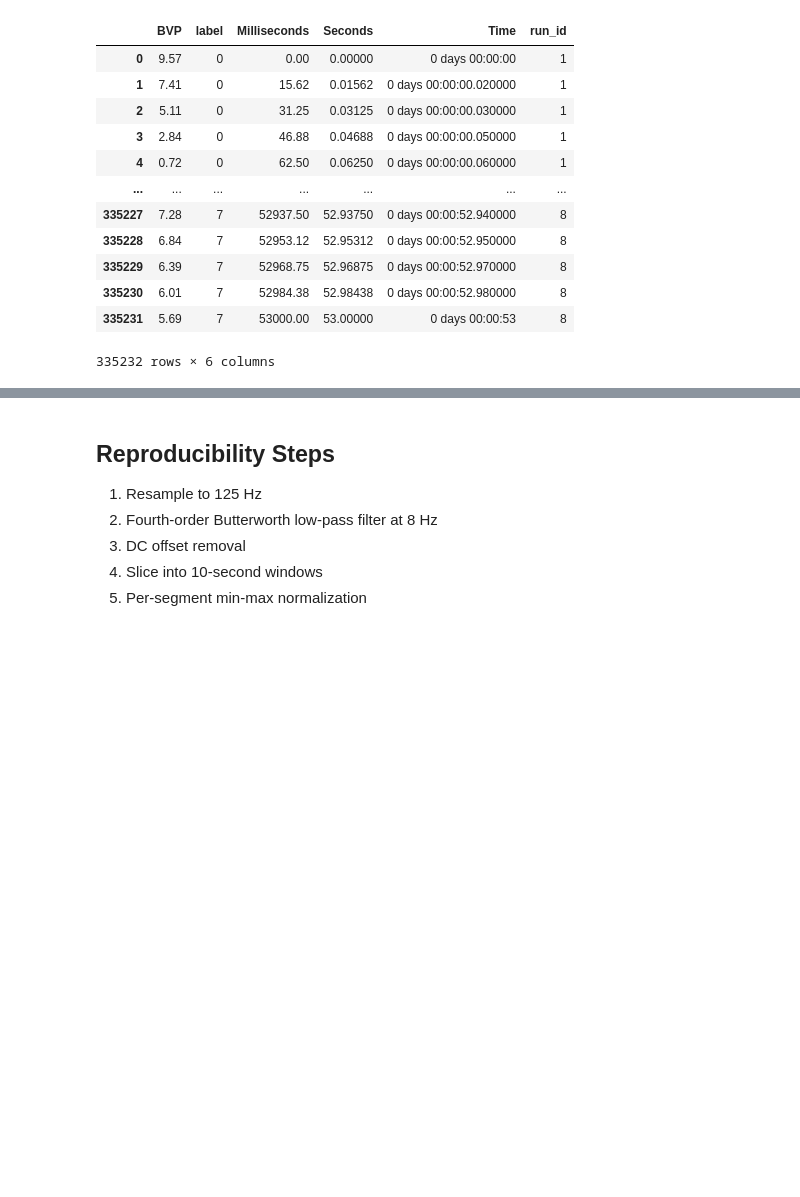
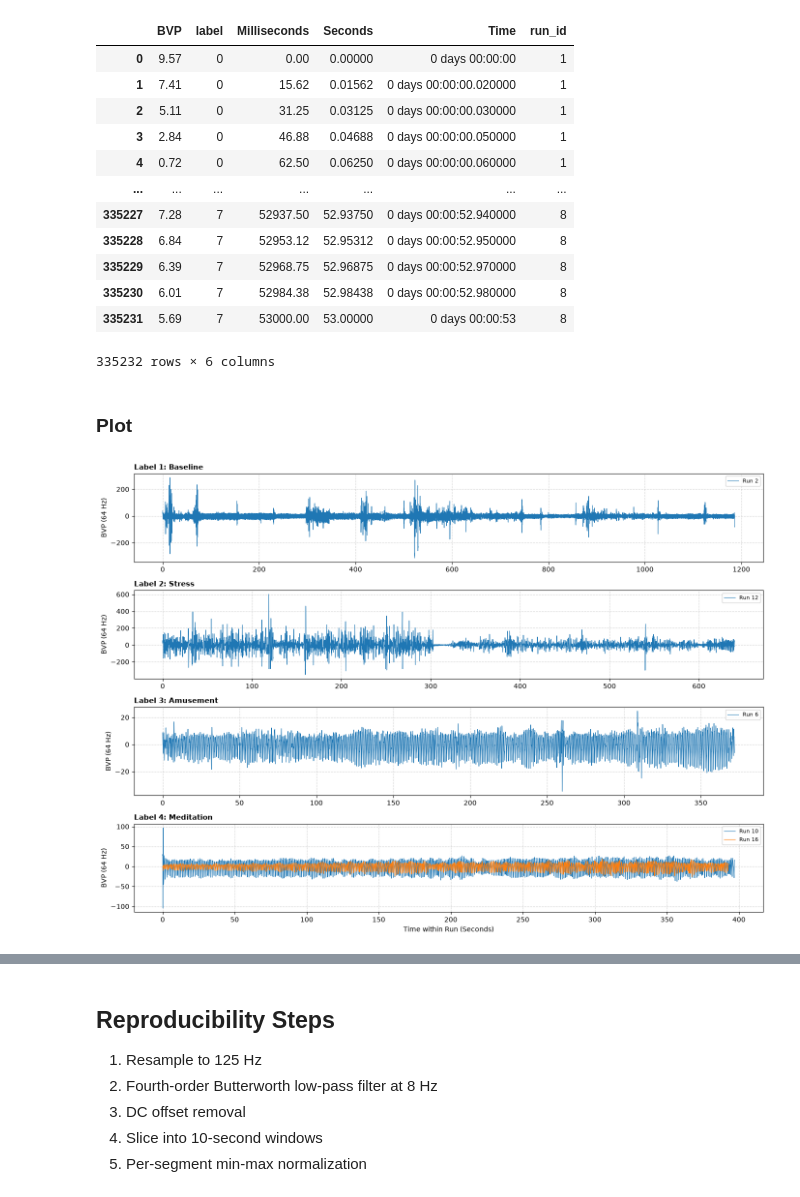
Before and after one commit to invisible-illness-project/lamina, a Jupyter notebook: lamina_py/notebooks/reproduce_pulseLM_with_wesad_data.ipynb, the cells around one changed output, grey strips where cells are left out. Cells and saved outputs as stored; diff of their text form; code cells hidden in the pictures; blank space fills up the shorter version.

Commit message:
feat(notebooks): process WESAD wrist dataset and visualize initial signal metrics

```diff
--- a/lamina_py/notebooks/reproduce_pulseLM_with_wesad_data.ipynb
+++ b/lamina_py/notebooks/reproduce_pulseLM_with_wesad_data.ipynb
@@ -219,3 +176,53 @@ s_raw_runs_df
 | 335230 | 6.01 | 7 | 52984.38 | 52.98438 | 0 days 00:00:52.980000 | 8 |
 | 335231 | 5.69 | 7 | 53000.00 | 53.00000 | 0 days 00:00:53 | 8 |
 335232 rows × 6 columns
+# %% [markdown]
+### Plot
+# %%
+s_raw_runs_df = s_raw_runs_df[~s_raw_runs_df['label'].isin([0, 5, 6, 7])].copy()
+
+# Get unique labels present in the subject data
+unique_labels = sorted(s_raw_runs_df['label'].unique())
+
+# Create subplots — one for each label
+fig, axes = plt.subplots(
+    len(unique_labels), 1,
+    figsize=(14, 2.5 * len(unique_labels)),
+    sharex=False
+)
+
+if len(unique_labels) == 1:
+    axes = [axes]
+
+# Map label IDs to condition names for clarity
+label_names = {
+    0: "Transient / Undefined",
+    1: "Baseline",
+    2: "Stress",
+    3: "Amusement",
+    4: "Meditation"
+}
+
+for ax, lbl in zip(axes, unique_labels):
+    label_df = s_raw_runs_df[s_raw_runs_df['label'] == lbl]
+
+    # Plot continuous runs for this label
+    for run_id, run_group in label_df.groupby('run_id'):
+        ax.plot(
+            run_group['Seconds'],
+            run_group['BVP'],
+            label=f"Run {run_id}",
+            linewidth=0.8
+        )
+
+    title_str = label_names.get(lbl, f"Label {lbl}")
+    ax.set_title(f"Label {lbl}: {title_str}", fontsize=11, fontweight='bold', loc='left')
+    ax.set_ylabel("BVP (64 Hz)")
+    ax.legend(loc="upper right", fontsize=8)
+    ax.grid(True, linestyle='--', alpha=0.5)
+
+axes[-1].set_xlabel("Time within Run (Seconds)")
+plt.tight_layout()
+plt.show()
+# %% [output]
+[figure, added]
```
Also changed, not shown: parts of 13 cells of this notebook, 1 other file.
